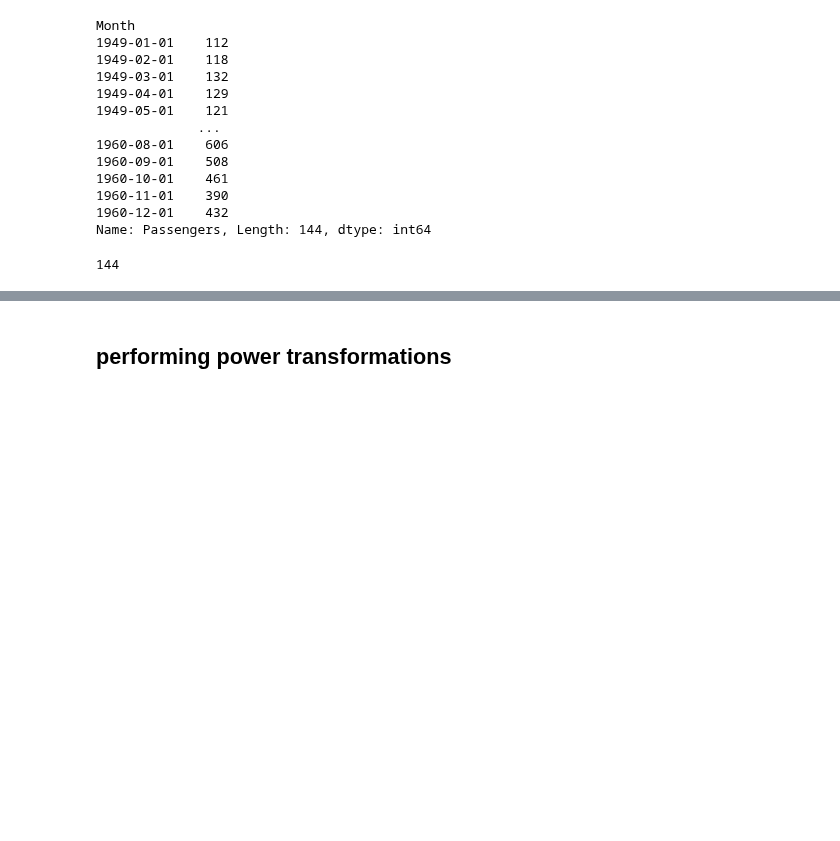
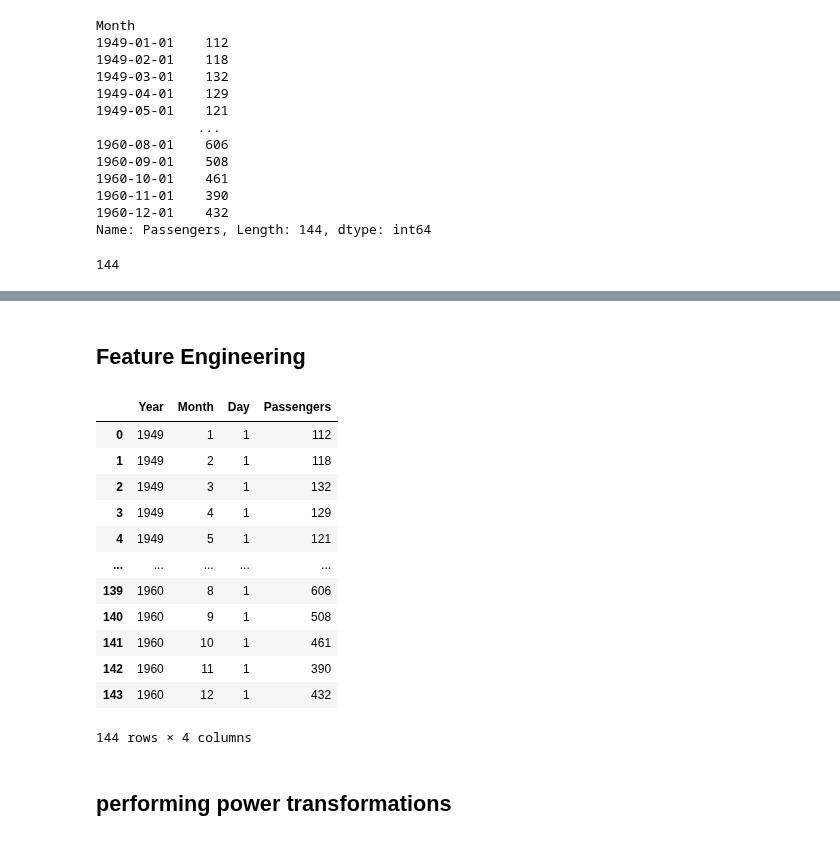
Before and after one commit to ayosamobitade/Time-Series-Analytic-Projects, a Jupyter notebook: Airline Passengers/Airline Passengers.ipynb, the cells around one changed output, grey strips where cells are left out. Drawn from its saved outputs; the diff is of its cells as text; code cells hidden in the pictures; blank space fills up the shorter version.

```diff
--- a/Airline Passengers/Airline Passengers.ipynb
+++ b/Airline Passengers/Airline Passengers.ipynb
@@ -40,3 +56,29 @@ print(series.size)
+# %% [markdown]
+## Feature Engineering
+# %%
+# creating date time feature of the series
+
+dataframe = pd.DataFrame()
+
+dataframe['Year'] = [series.index[i].year for i in range(len(series))]
+dataframe['Month'] = [series.index[i].month for i in range(len(series))]
+dataframe['Day'] = [series.index[i].day for i in range(len(series))]
+dataframe['Passengers'] = [series[i] for i in range(len(series))]
+dataframe
+# %% [output]
+|  | Year | Month | Day | Passengers |
+| 0 | 1949 | 1 | 1 | 112 |
+| 1 | 1949 | 2 | 1 | 118 |
+| 2 | 1949 | 3 | 1 | 132 |
+| 3 | 1949 | 4 | 1 | 129 |
+| 4 | 1949 | 5 | 1 | 121 |
+| ... | ... | ... | ... | ... |
+| 139 | 1960 | 8 | 1 | 606 |
+| 140 | 1960 | 9 | 1 | 508 |
+| 141 | 1960 | 10 | 1 | 461 |
+| 142 | 1960 | 11 | 1 | 390 |
+| 143 | 1960 | 12 | 1 | 432 |
+144 rows × 4 columns
 # %% [markdown]
 ## performing power transformations
 # %%
```
Also changed, not shown: parts of 2 cells of this notebook, 3 other files.
